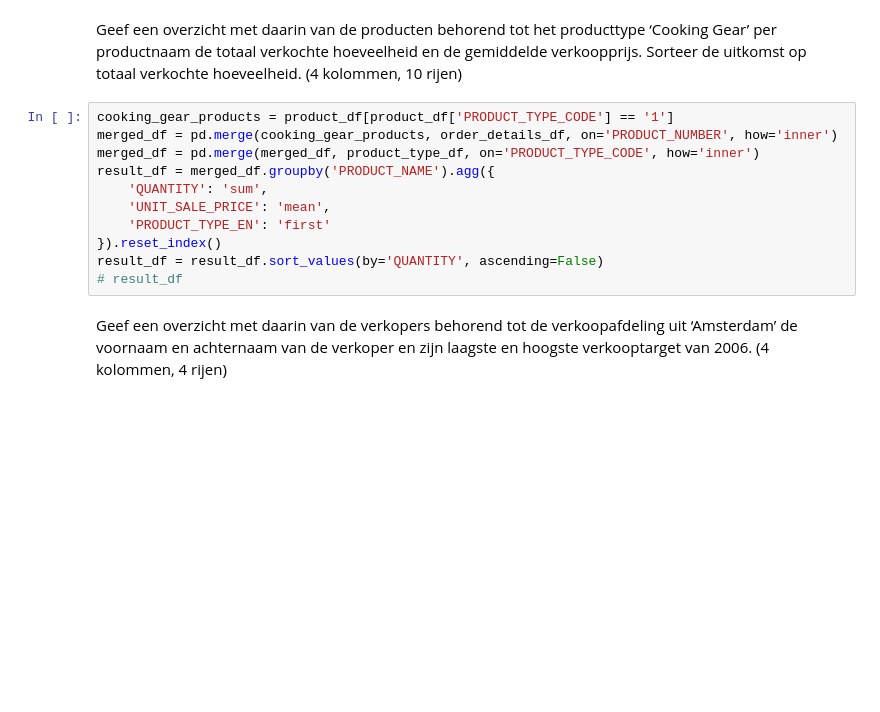
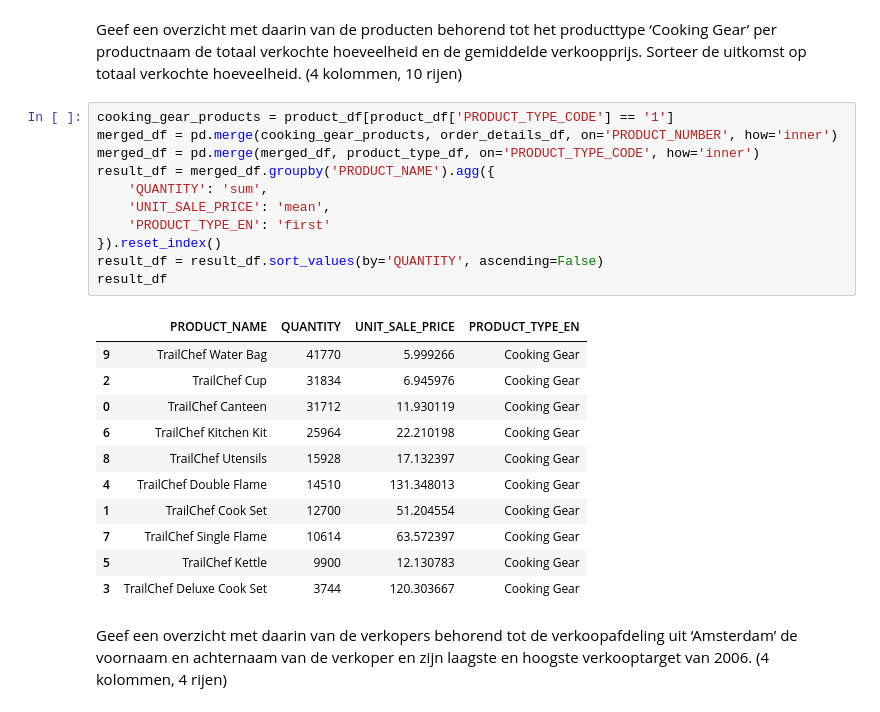
Before and after one commit to markieboy223/projectPython, a Jupyter notebook: Practicum_2.3_Opdrachten.ipynb, the cells around one changed output. Saved outputs shown, nothing was run; the diff lists cells and outputs as text; blank space fills up the shorter version.

```diff
--- a/Practicum_2.3_Opdrachten.ipynb
+++ b/Practicum_2.3_Opdrachten.ipynb
@@ -246,14 +449,26 @@ Geef een overzicht met daarin van de producten behorend tot het producttype ‘C
 # %%
 cooking_gear_products = product_df[product_df['PRODUCT_TYPE_CODE'] == '1']
 merged_df = pd.merge(cooking_gear_products, order_details_df, on='PRODUCT_NUMBER', how='inner')
 merged_df = pd.merge(merged_df, product_type_df, on='PRODUCT_TYPE_CODE', how='inner')
 result_df = merged_df.groupby('PRODUCT_NAME').agg({
     'QUANTITY': 'sum',
     'UNIT_SALE_PRICE': 'mean',
     'PRODUCT_TYPE_EN': 'first'
 }).reset_index()
 result_df = result_df.sort_values(by='QUANTITY', ascending=False)
-# result_df
+result_df
+# %% [output]
+|  | PRODUCT_NAME | QUANTITY | UNIT_SALE_PRICE | PRODUCT_TYPE_EN |
+| 9 | TrailChef Water Bag | 41770 | 5.999266 | Cooking Gear |
+| 2 | TrailChef Cup | 31834 | 6.945976 | Cooking Gear |
+| 0 | TrailChef Canteen | 31712 | 11.930119 | Cooking Gear |
+| 6 | TrailChef Kitchen Kit | 25964 | 22.210198 | Cooking Gear |
+| 8 | TrailChef Utensils | 15928 | 17.132397 | Cooking Gear |
+| 4 | TrailChef Double Flame | 14510 | 131.348013 | Cooking Gear |
+| 1 | TrailChef Cook Set | 12700 | 51.204554 | Cooking Gear |
+| 7 | TrailChef Single Flame | 10614 | 63.572397 | Cooking Gear |
+| 5 | TrailChef Kettle | 9900 | 12.130783 | Cooking Gear |
+| 3 | TrailChef Deluxe Cook Set | 3744 | 120.303667 | Cooking Gear |
 # %% [markdown]
 Geef een overzicht met daarin van de verkopers behorend tot de verkoopafdeling uit ‘Amsterdam’ de voornaam en achternaam van de verkoper en zijn laagste en hoogste verkooptarget van 2006. (4 kolommen, 4 rijen)
 # %%
```
Also changed, not shown: parts of 28 cells of this notebook.
